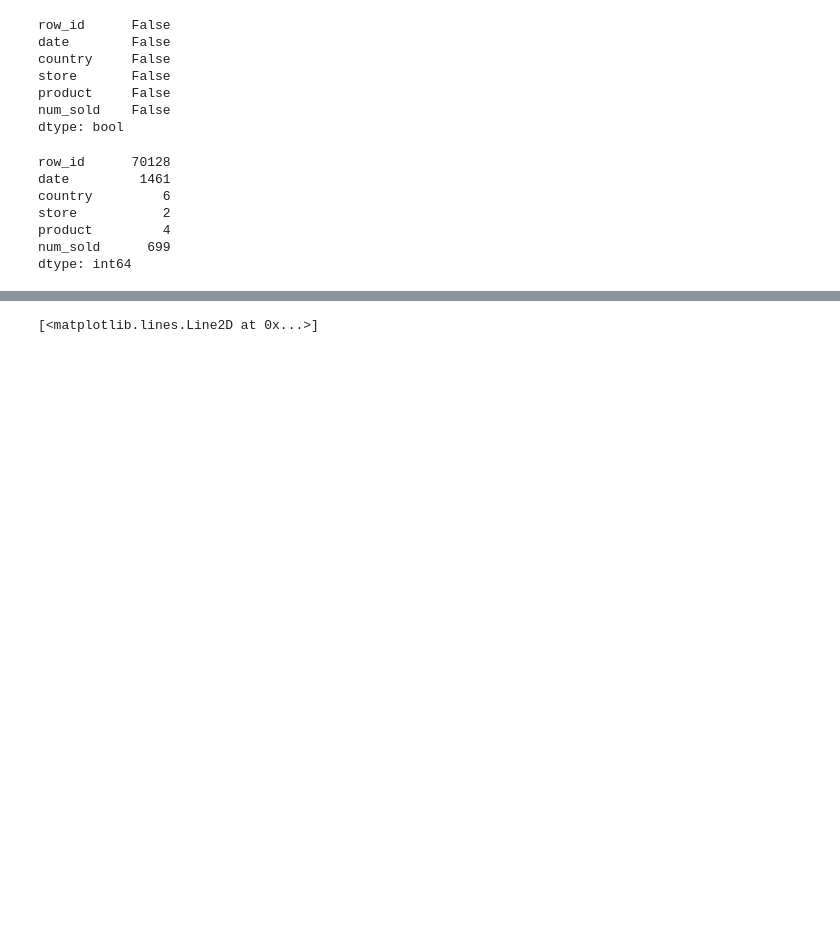
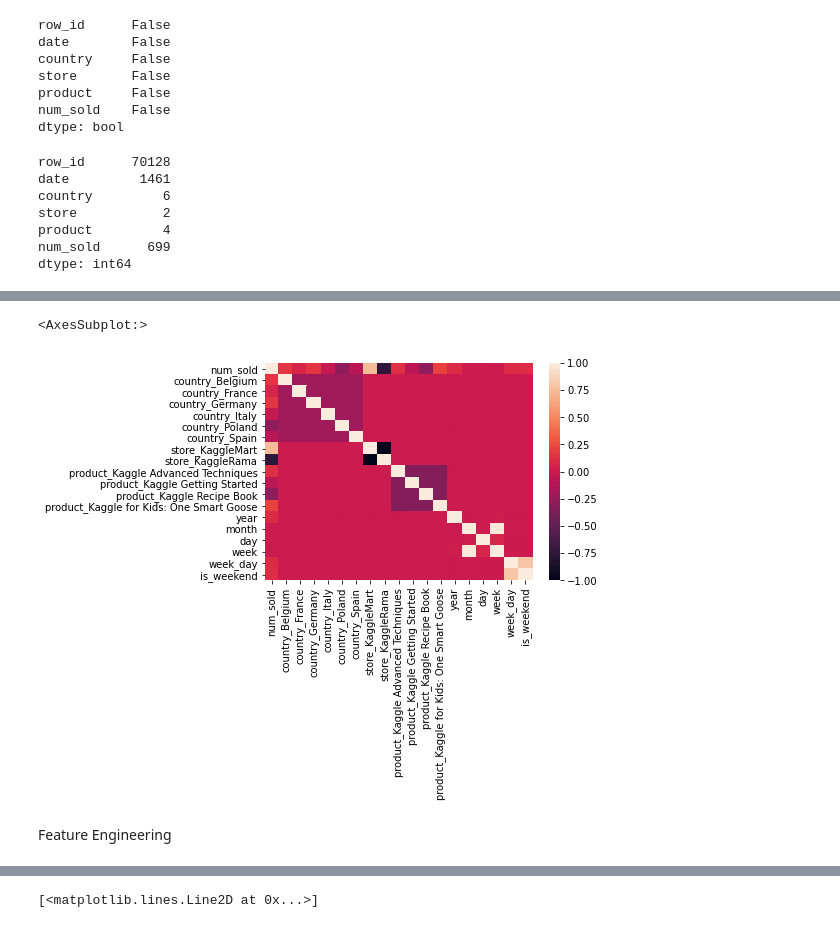
Before and after one commit to black-blip/tabularPlaygroundSep22, a Jupyter notebook: salesprediction.ipynb, the cells around one changed output, grey strips where cells are left out. Drawn from its saved outputs; the diff is of its cells as text; code cells hidden in the pictures; blank space fills up the shorter version.

```diff
--- a/salesprediction.ipynb
+++ b/salesprediction.ipynb
@@ -77,7 +59,7 @@ Name: country, dtype: int64
 # %%
-#features
-cat_features = ["country","store","product","row_id"]
-dataframe = pd.get_dummies(train_df[cat_features])
-dataframe
-# train_df.merge(dataframe)
-# train_df
+def one_hot_encoding(df):
+    cat_features = ["country","store","product","row_id"]
+    dataframe =pd.merge(left=df,right=pd.get_dummies(train_df[cat_features]))
+    dataframe = dataframe.drop(cat_features,axis=1)
+
+    return dataframe
@@ -115,0 +66,3 @@ train_df
+# %%
+df = one_hot_encoding(train_df)
+df
@@ -150 +120,8 @@ plt.show()
+# %%
+sns.heatmap(df.corr())
+# %% [output]
+<AxesSubplot:>
+[figure, added]
+# %% [markdown]
+Feature Engineering
 # %%
```
Also changed, not shown: parts of 46 cells of this notebook.
